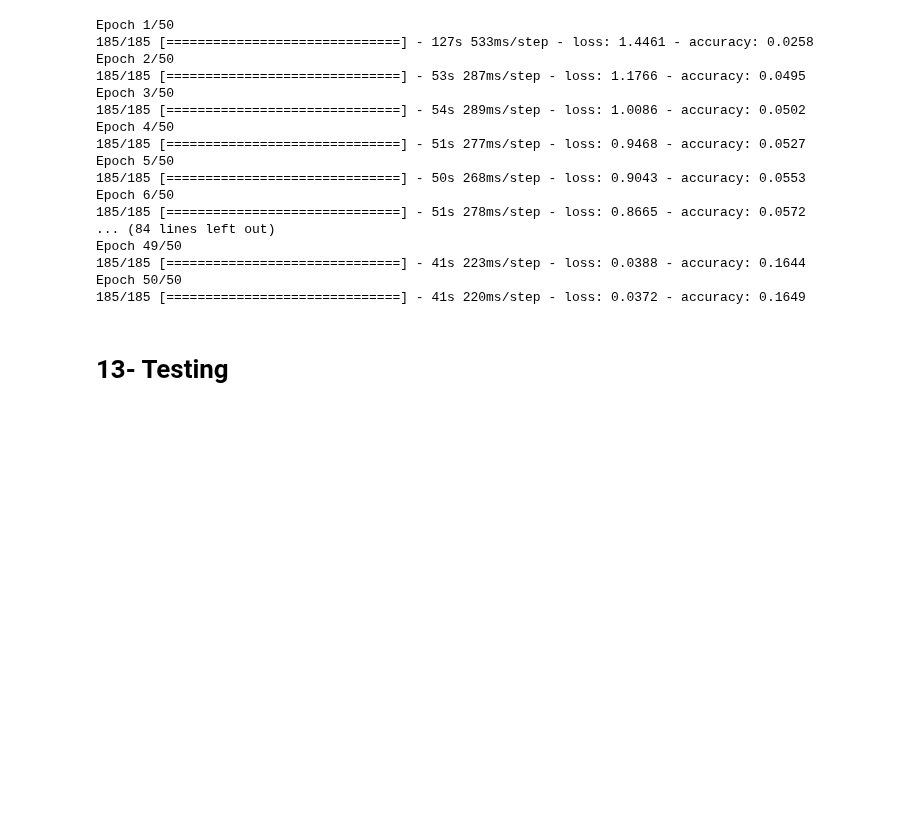
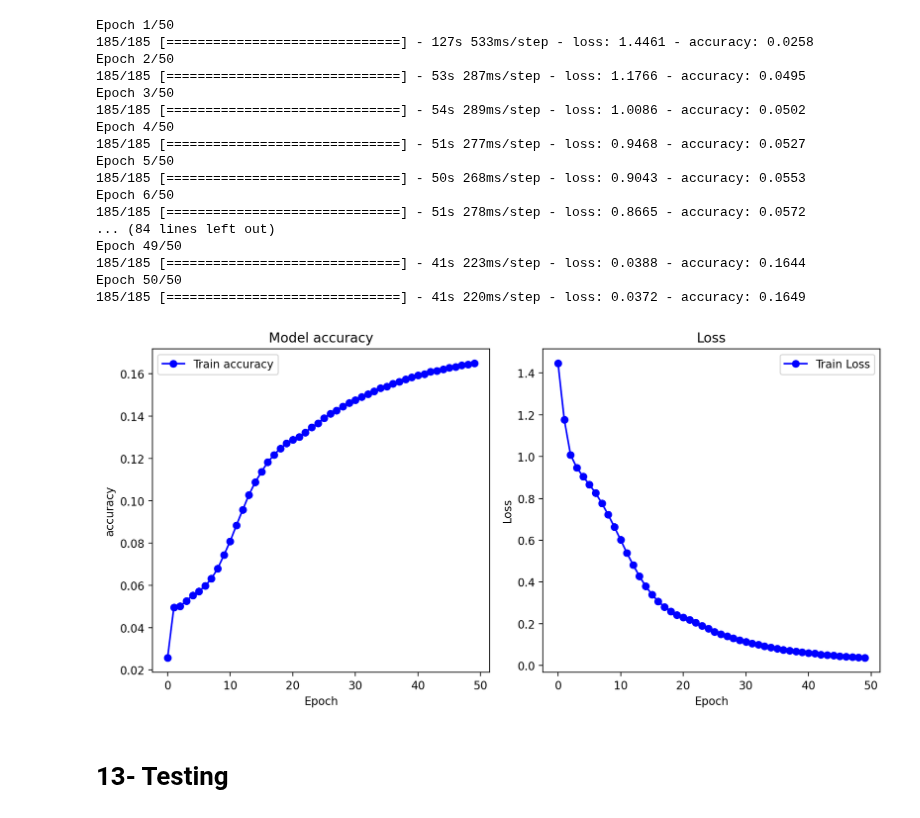
Before and after one commit to gyjong/aiffel_campus, a Jupyter notebook: quest_0325/0325_kchatbot.ipynb, the cells around one changed output. Cells and saved outputs as stored; diff of their text form; code cells hidden in the pictures; blank space fills up the shorter version.

```diff
--- a/quest_0325/0325_kchatbot.ipynb
+++ b/quest_0325/0325_kchatbot.ipynb
@@ -685,6 +685,32 @@ Epoch 49/50
 185/185 [==============================] - 41s 223ms/step - loss: 0.0388 - accuracy: 0.1644
 Epoch 50/50
 185/185 [==============================] - 41s 220ms/step - loss: 0.0372 - accuracy: 0.1649
+# %%
+import matplotlib.pyplot as plt
+%config InlineBackend.figure_format = 'retina'
+
+plt.figure(figsize=(10, 5))
+
+# 첫 번째 그래프: 정확도 (Accuracy)
+plt.subplot(1, 2, 1)
+plt.plot(history.history['accuracy'], label='Train accuracy', color='blue', marker='o')
+plt.title('Model accuracy')
+plt.xlabel('Epoch')
+plt.ylabel('accuracy')
+plt.legend()
+
+# 두 번째 그래프: 손실 (Loss)
+plt.subplot(1, 2, 2)
+plt.plot(history.history['loss'], label='Train Loss', color='blue', marker='o')
+plt.title('Loss')
+plt.xlabel('Epoch')
+plt.ylabel('Loss')
+plt.legend()
+
+plt.tight_layout()
+plt.show()
+# %% [output]
+[figure, added]
 # %% [markdown]
 # 13- Testing
 # %%
```
Also changed, not shown: parts of 2 cells of this notebook.
